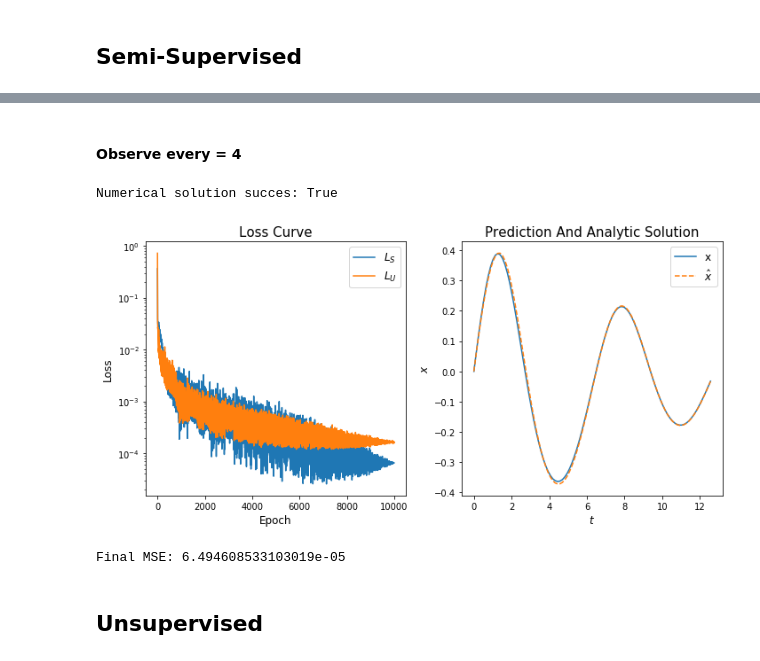
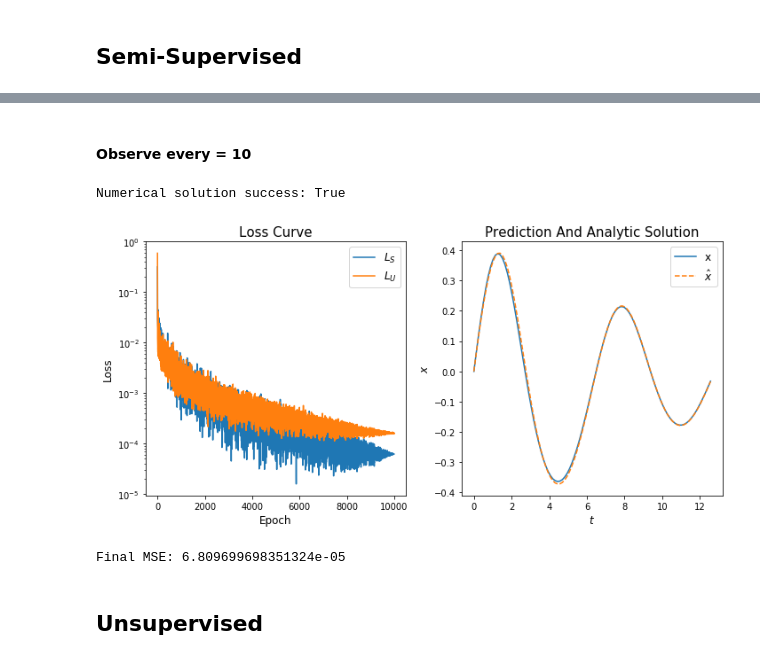
Before and after one commit to dylanrandle/denn, a Jupyter notebook: notebooks/NLO.ipynb, the cells around one changed output, grey strips where cells are left out. Drawn from its saved outputs; the diff is of its cells as text; code cells hidden in the pictures.

```diff
--- a/notebooks/NLO.ipynb
+++ b/notebooks/NLO.ipynb
@@ -72,12 +81,12 @@ Final MSE: 6.526934885187075e-05
 # %% [markdown]
-#### Observe every = 4
+#### Observe every = 10
 # %%
 resgnet = Generator(n_hidden_units=N_HIDDEN, n_hidden_layers=N_LAYERS, residual=True)
-semisup_res = train_MSE(resgnet, method='semisupervised', niters=N_ITERS, nperiods=N_PERIODS, make_plot=True, observe_every=4)
+semisup_res = train_MSE(resgnet, method='semisupervised', niters=N_ITERS, nperiods=N_PERIODS, make_plot=True, observe_every=10)
 # %% [output]
-Numerical solution succes: True
+Numerical solution success: True
-[figure, old version]
+[figure, new version]
-Final MSE: 6.494608533103019e-05
+Final MSE: 6.809699698351324e-05
 # %% [markdown]
 ## Unsupervised
 # %%
```
Also changed, not shown: parts of 5 cells of this notebook, 1 other file.
